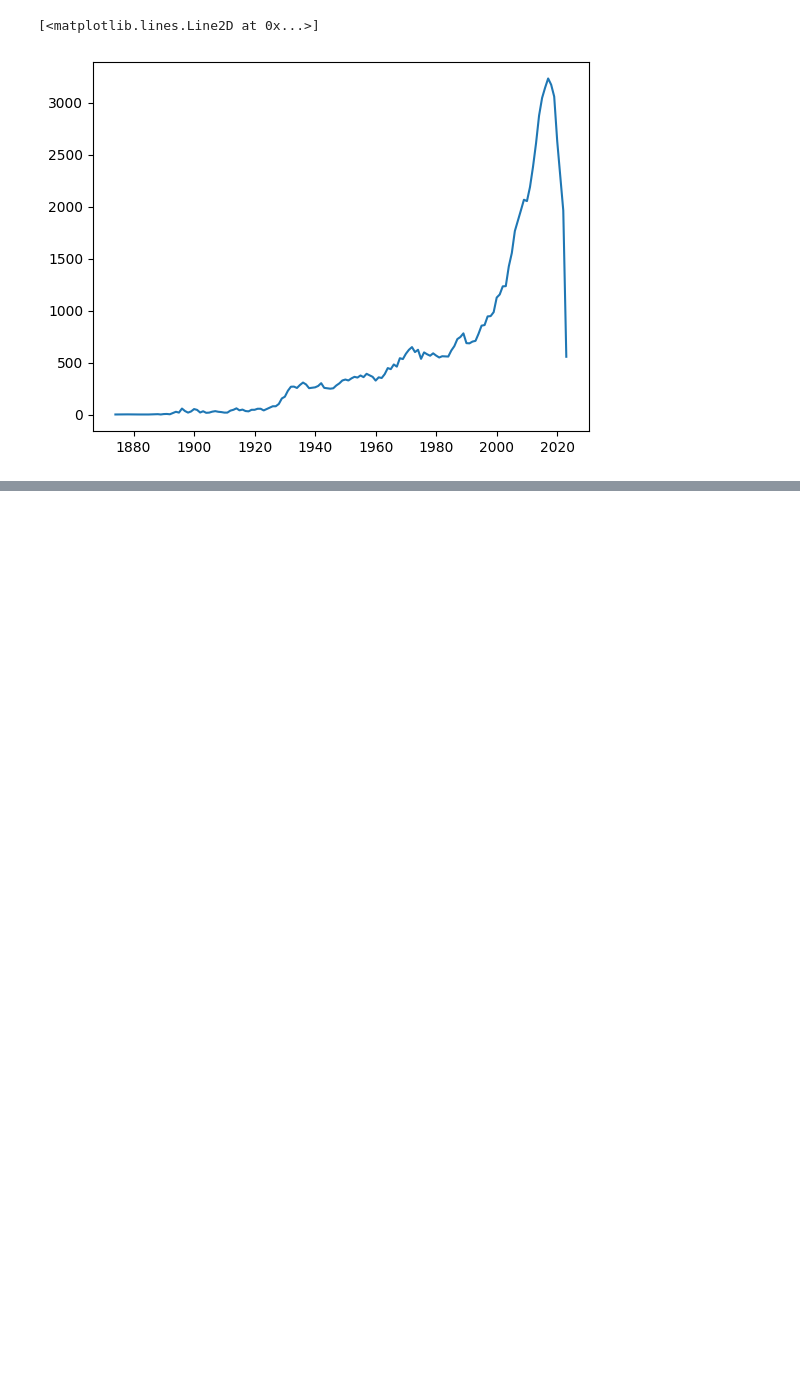
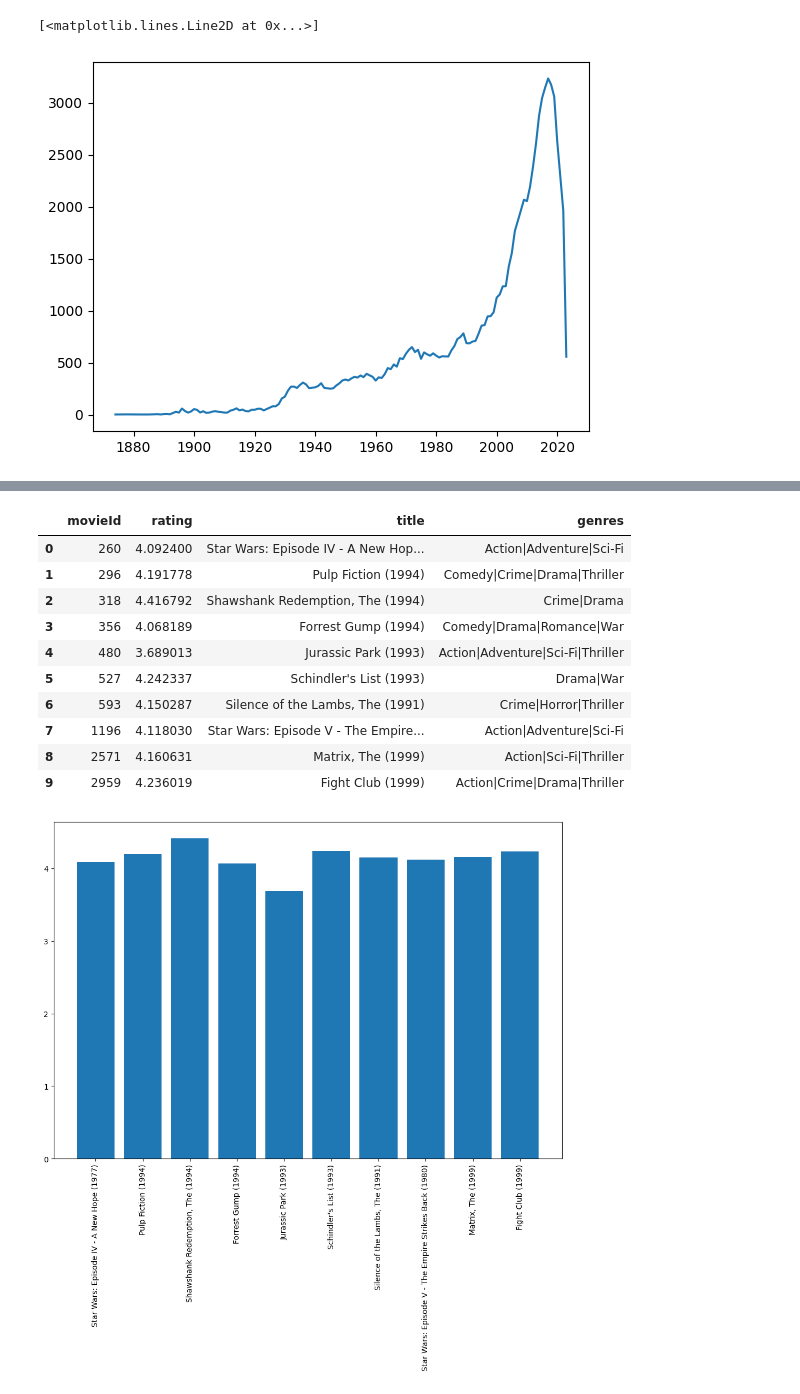
Before and after one commit to BrutalFrost/Artificial_Intelligence_Hampus_Erlandsson_OPA23, a Jupyter notebook: Lab_1/Lab_1.ipynb, the cells around one changed output, grey strips where cells are left out. Cells and saved outputs as stored; diff of their text form; code cells hidden in the pictures; blank space fills up the shorter version.

```diff
--- a/Lab_1/Lab_1.ipynb
+++ b/Lab_1/Lab_1.ipynb
@@ -151,6 +151,6 @@ movie_ratings_top
 | 33832048 | 330975 | 2571 | 3.0 | 1091584668 |
 984358 rows × 4 columns
 # %%
-movie_ratings_top_mean = movie_ratings_top.groupby("movieId")["rating"].mean()
+movie_ratings_top_mean = pd.DataFrame(movie_ratings_top.groupby("movieId")["rating"].mean())
 movie_ratings_top_mean
 # %% [output]
@@ -230,0 +260,19 @@ plt.plot(total_movies_year["year"], total_movies_year["count"])
+# %%
+movie_mean = movie_ratings_top_mean.merge(df_movies, on="movieId")
+plt.figure(figsize= (12,8))
+plt.xticks(rotation= 90)
+plt.bar(movie_mean["title"], movie_mean["rating"])
+movie_mean
+# %% [output]
+|  | movieId | rating | title | genres |
+| 0 | 260 | 4.092400 | Star Wars: Episode IV - A New Hop... | Action|Adventure|Sci-Fi |
+| 1 | 296 | 4.191778 | Pulp Fiction (1994) | Comedy|Crime|Drama|Thriller |
+| 2 | 318 | 4.416792 | Shawshank Redemption, The (1994) | Crime|Drama |
+| 3 | 356 | 4.068189 | Forrest Gump (1994) | Comedy|Drama|Romance|War |
+| 4 | 480 | 3.689013 | Jurassic Park (1993) | Action|Adventure|Sci-Fi|Thriller |
+| 5 | 527 | 4.242337 | Schindler's List (1993) | Drama|War |
+| 6 | 593 | 4.150287 | Silence of the Lambs, The (1991) | Crime|Horror|Thriller |
+| 7 | 1196 | 4.118030 | Star Wars: Episode V - The Empire... | Action|Adventure|Sci-Fi |
+| 8 | 2571 | 4.160631 | Matrix, The (1999) | Action|Sci-Fi|Thriller |
+| 9 | 2959 | 4.236019 | Fight Club (1999) | Action|Crime|Drama|Thriller |
+[figure, added]
```
Also changed, not shown: parts of 5 cells of this notebook.
